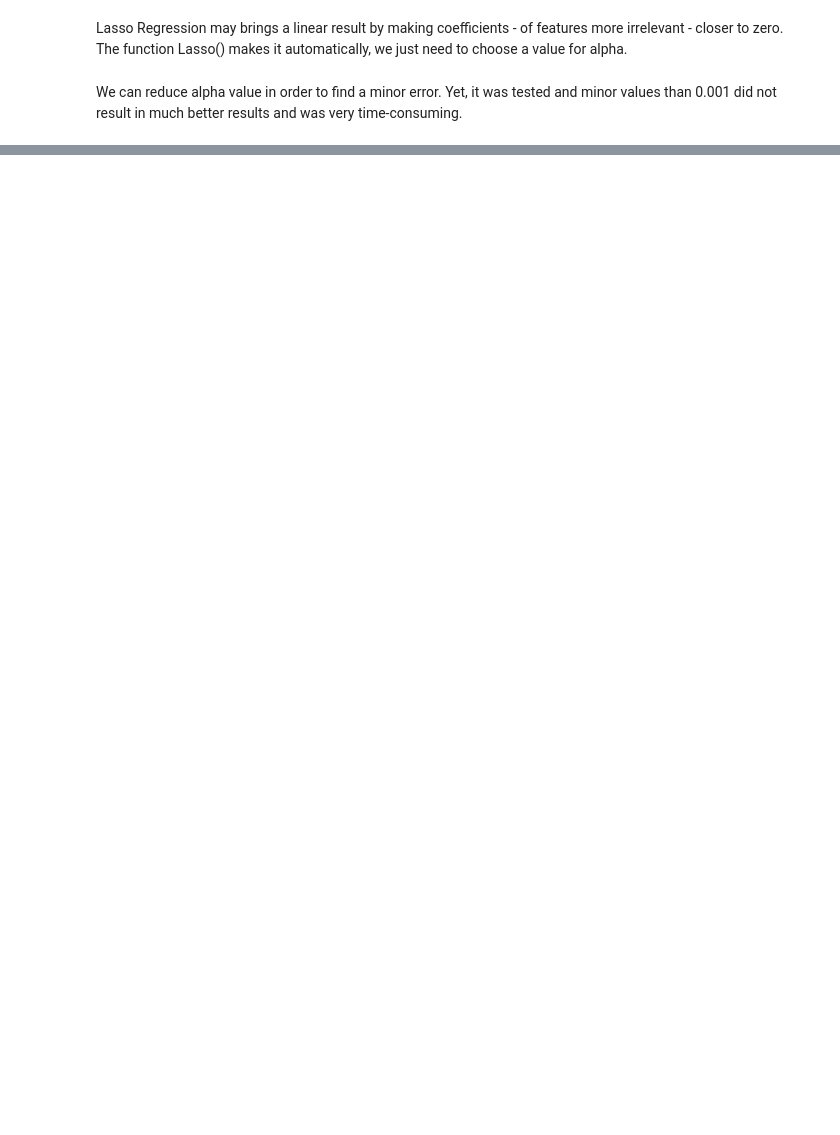
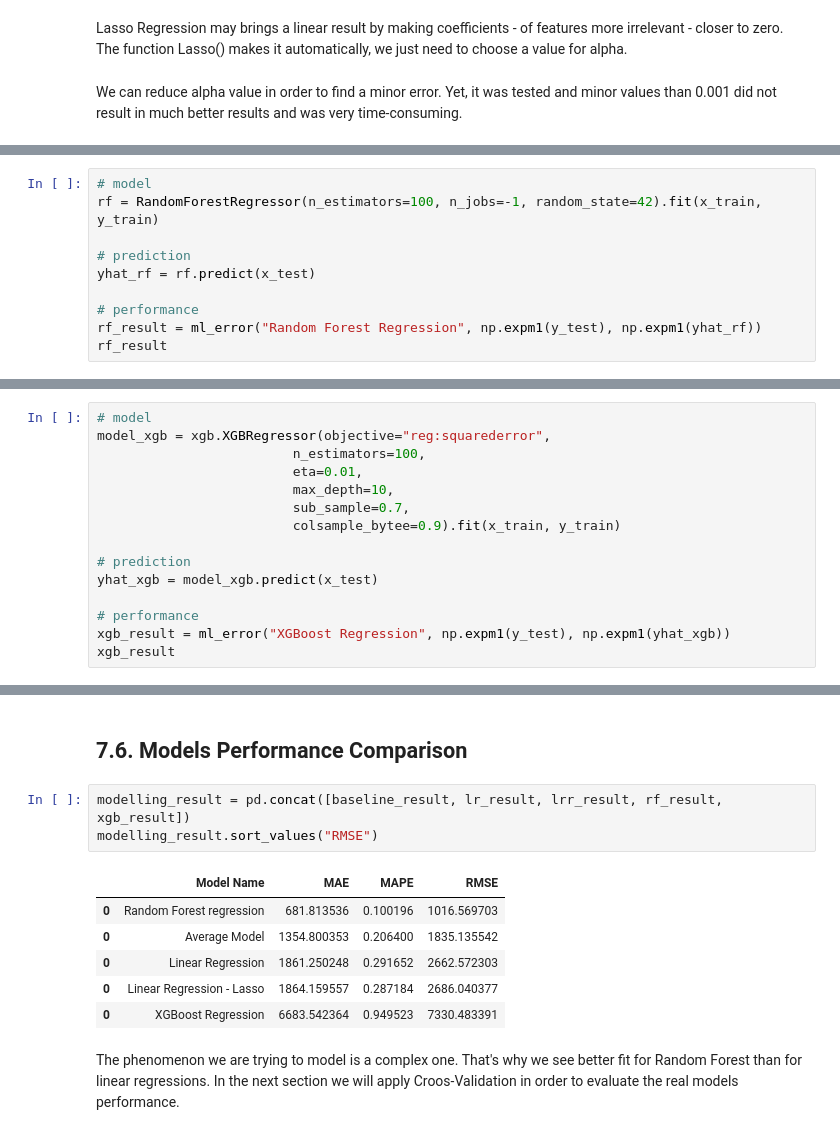
Before and after one commit to lucasquemelli/Rossman_Store_Sales, a Jupyter notebook: rossmann_store_sales.ipynb, the cells around one changed output, grey strips where cells are left out. Saved outputs shown, nothing was run; the diff lists cells and outputs as text; blank space fills up the shorter version.

```diff
--- a/rossmann_store_sales.ipynb
+++ b/rossmann_store_sales.ipynb
@@ -2062,0 +2067,10 @@ This result means the phenomenon is not linear. It is a complex phenomenon and w
+# %%
+# model
+rf = RandomForestRegressor(n_estimators=100, n_jobs=-1, random_state=42).fit(x_train, y_train)
+
+# prediction
+yhat_rf = rf.predict(x_test)
+
+# performance
+rf_result = ml_error("Random Forest Regression", np.expm1(y_test), np.expm1(yhat_rf))
+rf_result
@@ -2062,0 +2085,15 @@ This result means the phenomenon is not linear. It is a complex phenomenon and w
+# %%
+# model
+model_xgb = xgb.XGBRegressor(objective="reg:squarederror",
+                         n_estimators=100,
+                         eta=0.01,
+                         max_depth=10,
+                         sub_sample=0.7,
+                         colsample_bytee=0.9).fit(x_train, y_train)
+
+# prediction
+yhat_xgb = model_xgb.predict(x_test)
+
+# performance
+xgb_result = ml_error("XGBoost Regression", np.expm1(y_test), np.expm1(yhat_xgb))
+xgb_result
@@ -2062,0 +2105,14 @@ This result means the phenomenon is not linear. It is a complex phenomenon and w
+# %% [markdown]
+## 7.6. Models Performance Comparison
+# %%
+modelling_result = pd.concat([baseline_result, lr_result, lrr_result, rf_result, xgb_result])
+modelling_result.sort_values("RMSE")
+# %% [output]
+|  | Model Name | MAE | MAPE | RMSE |
+| 0 | Random Forest regression | 681.813536 | 0.100196 | 1016.569703 |
+| 0 | Average Model | 1354.800353 | 0.206400 | 1835.135542 |
+| 0 | Linear Regression | 1861.250248 | 0.291652 | 2662.572303 |
+| 0 | Linear Regression - Lasso | 1864.159557 | 0.287184 | 2686.040377 |
+| 0 | XGBoost Regression | 6683.542364 | 0.949523 | 7330.483391 |
+# %% [markdown]
+The phenomenon we are trying to model is a complex one. That's why we see better fit for Random Forest than for linear regressions. In the next section we will apply Croos-Validation in order to evaluate the real models performance.
```
Also changed, not shown: parts of 13 cells of this notebook.
